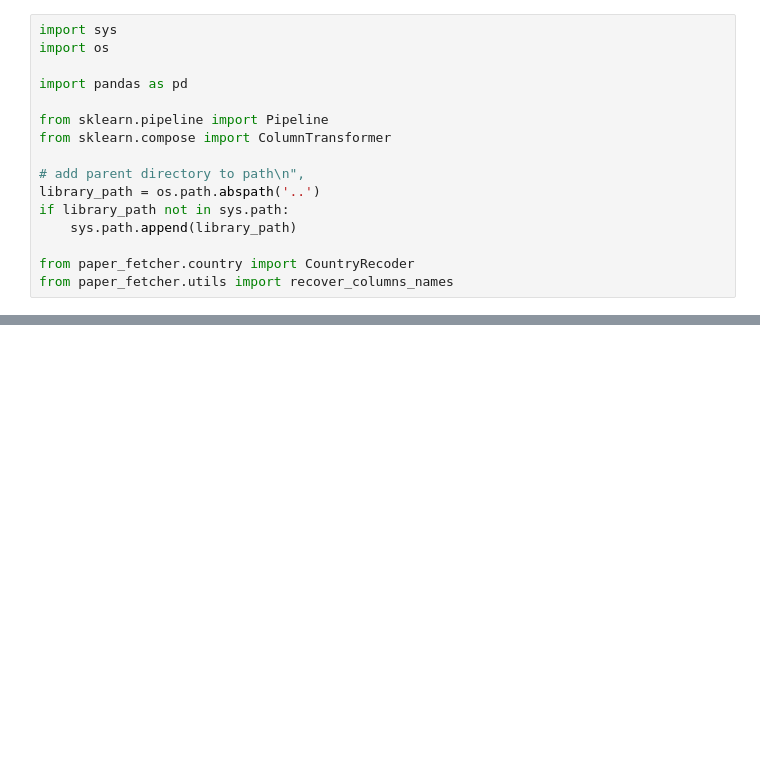
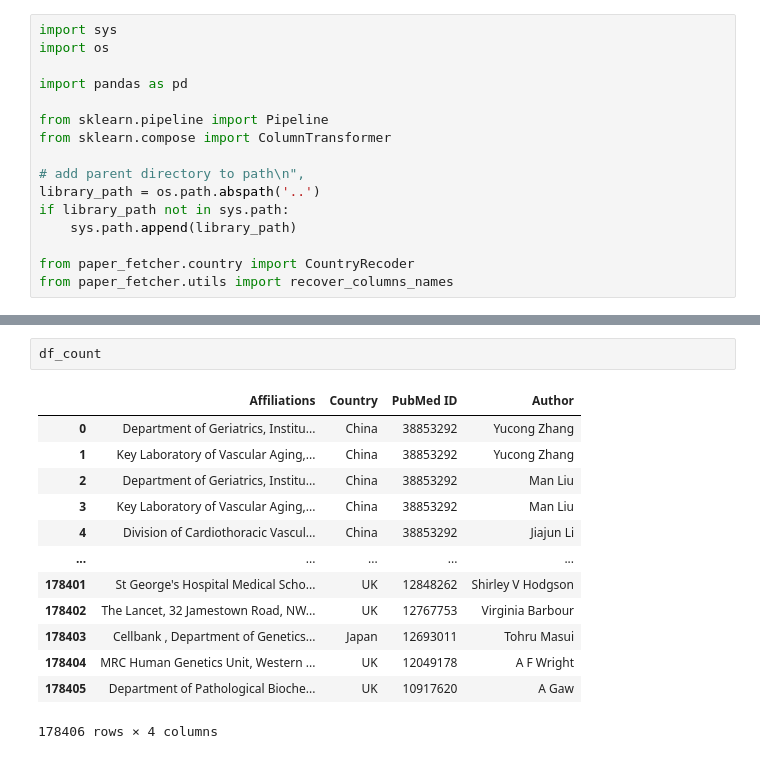
Before and after one commit to cge-tubingens/paper-fetcher, a Jupyter notebook: notebooks/03_explo_no_semicolon.ipynb, the cells around one changed output, grey strips where cells are left out. Drawn from its saved outputs; the diff is of its cells as text; blank space fills up the shorter version.

```diff
--- a/notebooks/03_explo_no_semicolon.ipynb
+++ b/notebooks/03_explo_no_semicolon.ipynb
@@ -356,0 +478,16 @@ nocountry
+# %%
+df_count
+# %% [output]
+|  | Affiliations | Country | PubMed ID | Author |
+| 0 | Department of Geriatrics, Institu... | China | 38853292 | Yucong Zhang |
+| 1 | Key Laboratory of Vascular Aging,... | China | 38853292 | Yucong Zhang |
+| 2 | Department of Geriatrics, Institu... | China | 38853292 | Man Liu |
+| 3 | Key Laboratory of Vascular Aging,... | China | 38853292 | Man Liu |
+| 4 | Division of Cardiothoracic Vascul... | China | 38853292 | Jiajun Li |
+| ... | ... | ... | ... | ... |
+| 178401 | St George's Hospital Medical Scho... | UK | 12848262 | Shirley V Hodgson |
+| 178402 | The Lancet, 32 Jamestown Road, NW... | UK | 12767753 | Virginia Barbour |
+| 178403 | Cellbank , Department of Genetics... | Japan | 12693011 | Tohru Masui |
+| 178404 | MRC Human Genetics Unit, Western ... | UK | 12049178 | A F Wright |
+| 178405 | Department of Pathological Bioche... | UK | 10917620 | A Gaw |
+178406 rows × 4 columns
```
Also changed, not shown: parts of 14 cells of this notebook, 2 other files.
